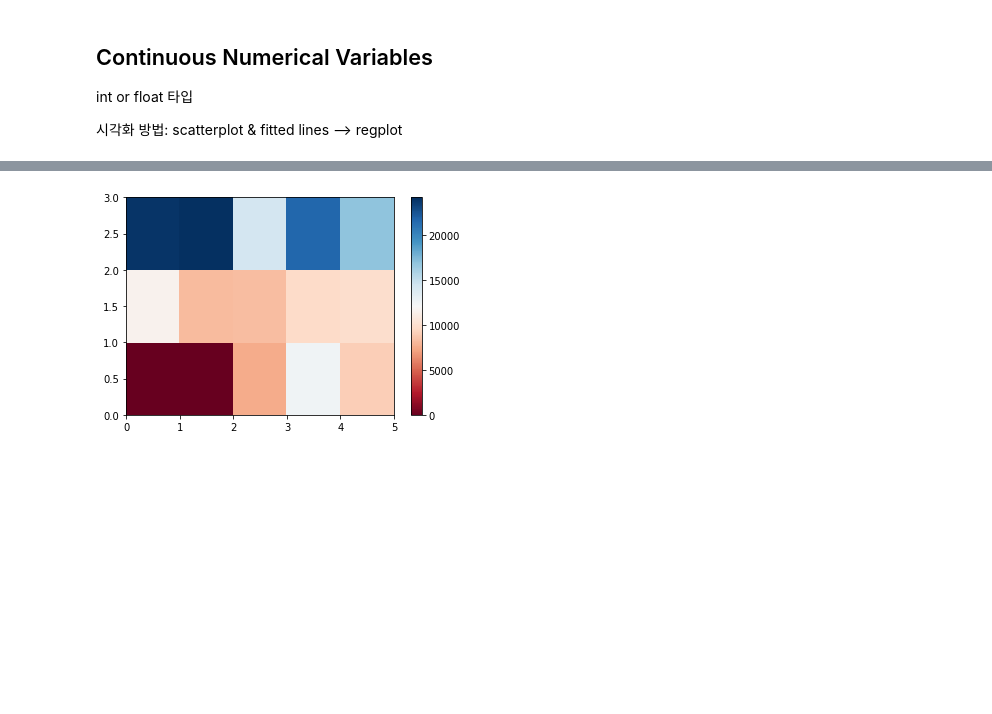
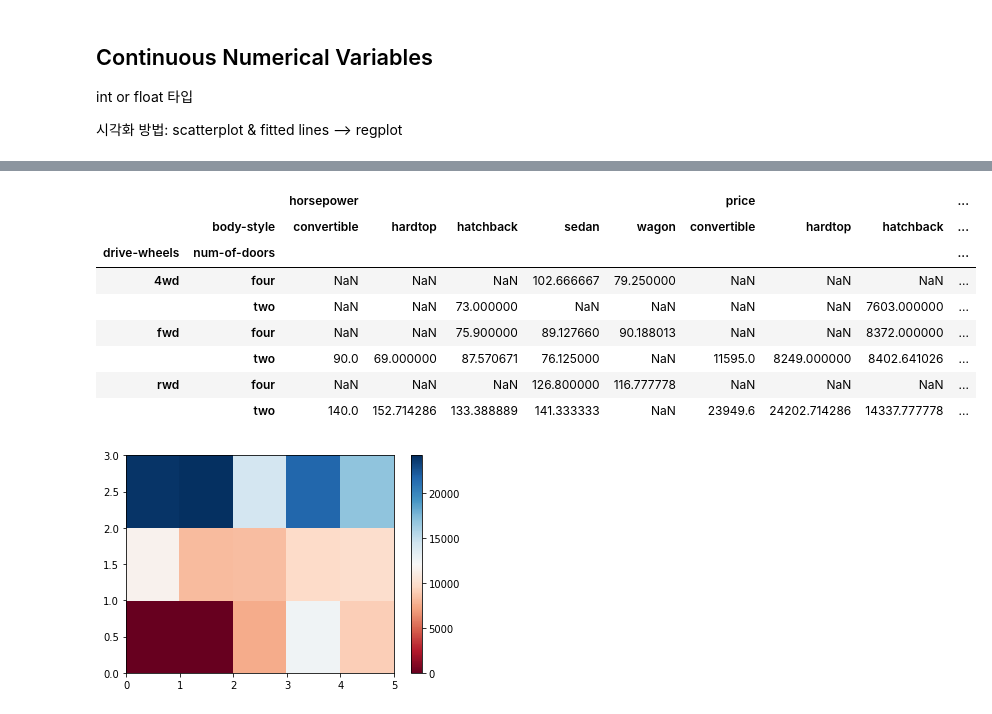
Before and after one commit to BreadFeet/DS_Data-Analysis, a Jupyter notebook: IBM3 Exprolatory Data Analysis.ipynb, the cells around one changed output, grey strips where cells are left out. Drawn from its saved outputs; the diff is of its cells as text; code cells hidden in the pictures; blank space fills up the shorter version.

```diff
--- a/IBM3 Exprolatory Data Analysis.ipynb
+++ b/IBM3 Exprolatory Data Analysis.ipynb
@@ -175,3 +290,16 @@ c
+# %%
+c = b.pivot(index=['drive-wheels', 'num-of-doors'], columns='body-style')
+c
+# %% [output]
+|  |  | horsepower |  |  |  |  | price |  |  | ... |
+|  | body-style | convertible | hardtop | hatchback | sedan | wagon | convertible | hardtop | hatchback | ... |
+| drive-wheels | num-of-doors |  |  |  |  |  |  |  |  | ... |
+| 4wd | four | NaN | NaN | NaN | 102.666667 | 79.250000 | NaN | NaN | NaN | ... |
+|  | two | NaN | NaN | 73.000000 | NaN | NaN | NaN | NaN | 7603.000000 | ... |
+| fwd | four | NaN | NaN | 75.900000 | 89.127660 | 90.188013 | NaN | NaN | 8372.000000 | ... |
+|  | two | 90.0 | 69.000000 | 87.570671 | 76.125000 | NaN | 11595.0 | 8249.000000 | 8402.641026 | ... |
+| rwd | four | NaN | NaN | NaN | 126.800000 | 116.777778 | NaN | NaN | NaN | ... |
+|  | two | 140.0 | 152.714286 | 133.388889 | 141.333333 | NaN | 23949.6 | 24202.714286 | 14337.777778 | ... |
 # %%
 # heatmap으로 시각화
 import matplotlib.pyplot as plt
```
Also changed, not shown: parts of 45 cells of this notebook, 2 other files.
